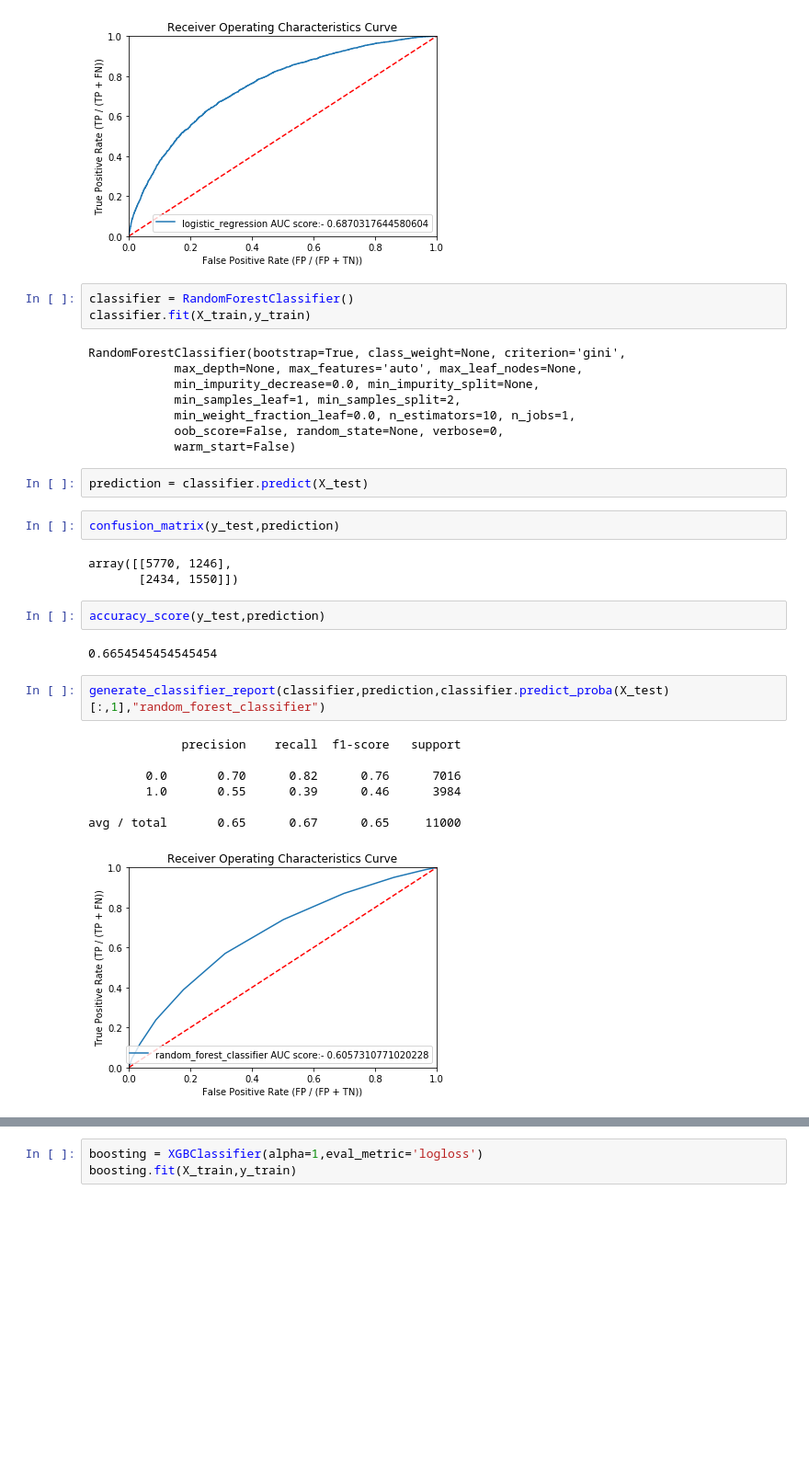
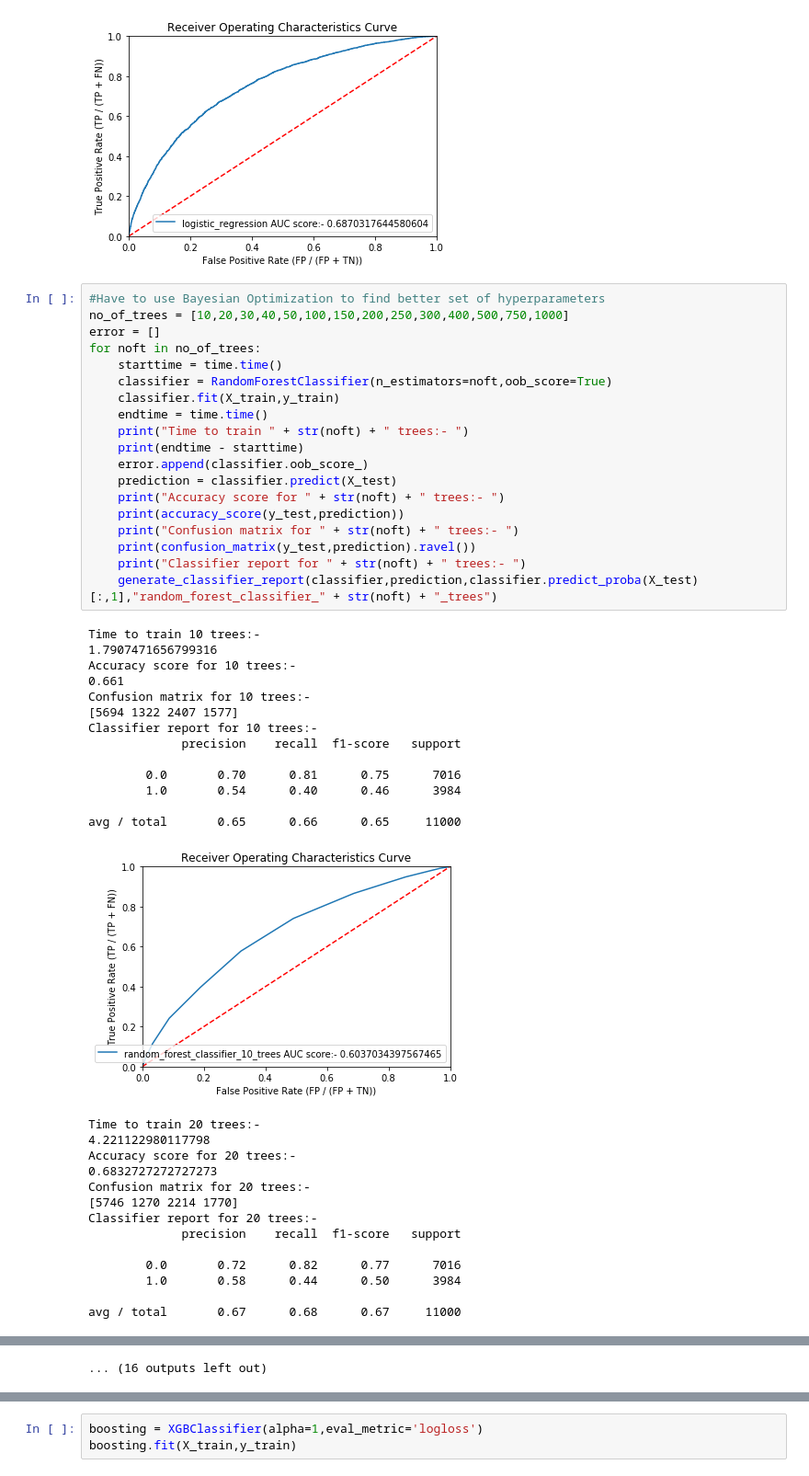
Before and after one commit to shashvat-kedia/Credit-Default-Risk-Prediction, a Jupyter notebook: CreditDefaultRiskPrediction.ipynb, the cells around one changed output, grey strips where cells are left out. Shown at 92% size. Cells and saved outputs as stored; diff of their text form; blank space fills up the shorter version.

```diff
--- a/CreditDefaultRiskPrediction.ipynb
+++ b/CreditDefaultRiskPrediction.ipynb
@@ -380,35 +382,50 @@ generate_classifier_report(clf,prediction,clf.predict_proba(X_test)[:,1],name="l
 
 avg / total       0.71      0.69      0.69     11000
 [figure]
-# %%
-classifier = RandomForestClassifier()
-classifier.fit(X_train,y_train)
-# %% [output]
-RandomForestClassifier(bootstrap=True, class_weight=None, criterion='gini',
-            max_depth=None, max_features='auto', max_leaf_nodes=None,
-            min_impurity_decrease=0.0, min_impurity_split=None,
-            min_samples_leaf=1, min_samples_split=2,
-            min_weight_fraction_leaf=0.0, n_estimators=10, n_jobs=1,
-            oob_score=False, random_state=None, verbose=0,
-            warm_start=False)
-# %%
-prediction = classifier.predict(X_test)
-# %%
-confusion_matrix(y_test,prediction)
-# %% [output]
-array([[5770, 1246],
-       [2434, 1550]])
-# %%
-accuracy_score(y_test,prediction)
-# %% [output]
-0.6654545454545454
-# %%
-generate_classifier_report(classifier,prediction,classifier.predict_proba(X_test)[:,1],"random_forest_classifier")
-# %% [output]
-             precision    recall  f1-score   support
-
-        0.0       0.70      0.82      0.76      7016
-        1.0       0.55      0.39      0.46      3984
-
-avg / total       0.65      0.67      0.65     11000
-[figure, removed]
+# %%
+#Have to use Bayesian Optimization to find better set of hyperparameters
+no_of_trees = [10,20,30,40,50,100,150,200,250,300,400,500,750,1000]
+error = []
+for noft in no_of_trees:
+    starttime = time.time()
+    classifier = RandomForestClassifier(n_estimators=noft,oob_score=True)
+    classifier.fit(X_train,y_train)
+    endtime = time.time()
+    print("Time to train " + str(noft) + " trees:- ")
+    print(endtime - starttime)
+    error.append(classifier.oob_score_)
+    prediction = classifier.predict(X_test)
+    print("Accuracy score for " + str(noft) + " trees:- ")
+    print(accuracy_score(y_test,prediction))
+    print("Confusion matrix for " + str(noft) + " trees:- ")
+    print(confusion_matrix(y_test,prediction).ravel())
+    print("Classifier report for " + str(noft) + " trees:- ")
+    generate_classifier_report(classifier,prediction,classifier.predict_proba(X_test)[:,1],"random_forest_classifier_" + str(noft) + "_trees")
+# %% [output]
+Time to train 10 trees:-
+1.7907471656799316
+Accuracy score for 10 trees:-
+0.661
+Confusion matrix for 10 trees:-
+[5694 1322 2407 1577]
+Classifier report for 10 trees:-
+             precision    recall  f1-score   support
+
+        0.0       0.70      0.81      0.75      7016
+        1.0       0.54      0.40      0.46      3984
+
+avg / total       0.65      0.66      0.65     11000
+[figure, added]
+Time to train 20 trees:-
+4.221122980117798
+Accuracy score for 20 trees:-
+0.6832727272727273
+Confusion matrix for 20 trees:-
+[5746 1270 2214 1770]
+Classifier report for 20 trees:-
+             precision    recall  f1-score   support
+
+        0.0       0.72      0.82      0.77      7016
+        1.0       0.58      0.44      0.50      3984
+
+avg / total       0.67      0.68      0.67     11000
@@ -414,0 +489 @@ avg / total       0.65      0.67      0.65     11000
+... (16 outputs left out)
```
Also changed, not shown: parts of 4 cells of this notebook, 16 other files.
